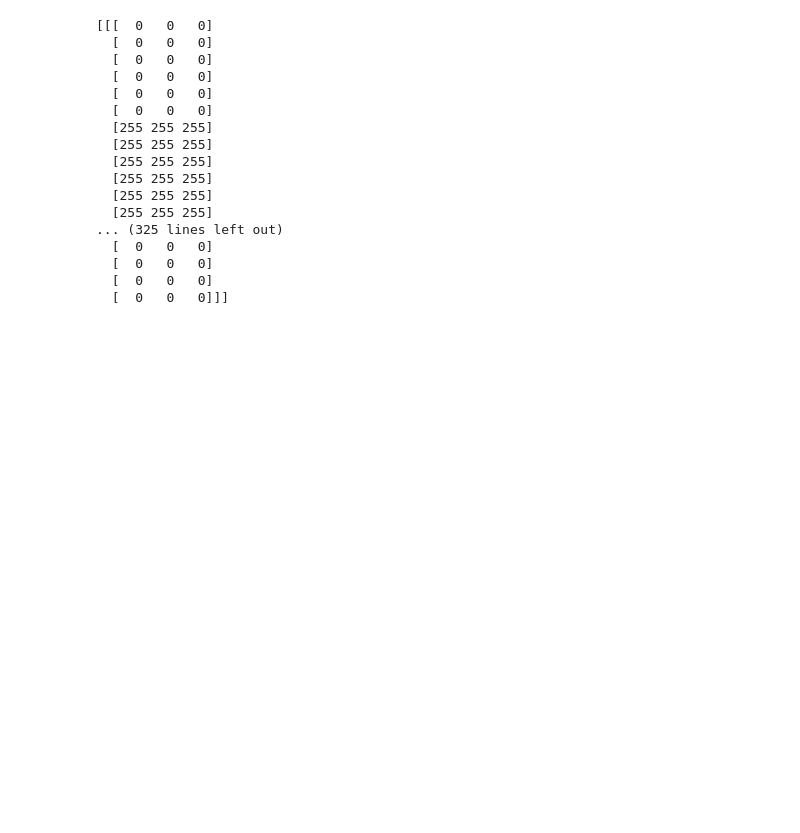
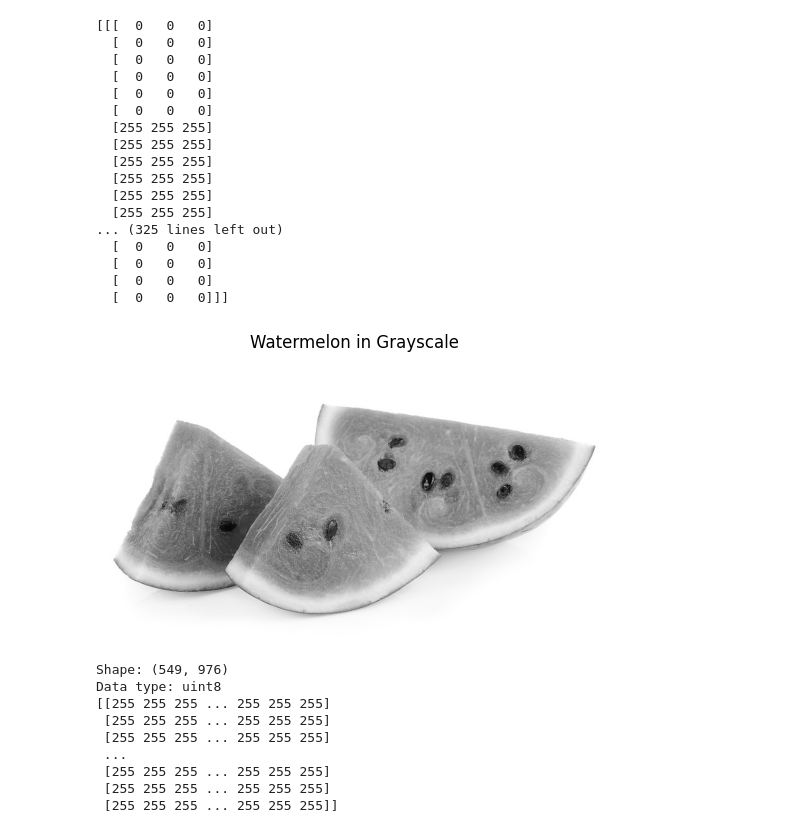
Before and after one commit to Carpuro/MCD_METODOS_MATEMATICOS_PARA_EL_ANALISIS_DE_DATOS, a Jupyter notebook: Unidad 1/cv2.ipynb, the cells around one changed output. Cells and saved outputs as stored; diff of their text form; code cells hidden in the pictures; blank space fills up the shorter version.

```diff
--- a/Unidad 1/cv2.ipynb
+++ b/Unidad 1/cv2.ipynb
@@ -48,3 +43,30 @@ print(img_checkerboard_18x18)
   [  0   0   0]
   [  0   0   0]
   [  0   0   0]]]
+# %%
+# Import watermelon image
+dir_watermelon = "Imagenes/watermelon.jpg"
+
+# Read the image in grayscale
+img_watermelon = cv2.imread(dir_watermelon, cv2.IMREAD_GRAYSCALE)
+plt.imshow(img_watermelon, cmap='gray')
+plt.title("Watermelon in Grayscale")
+plt.axis("off")
+plt.show()
+
+# Print the grayscale image array
+# Print shape and dtype for better understanding
+print("Shape:", img_watermelon.shape)
+print("Data type:", img_watermelon.dtype)
+print(img_watermelon)
+# %% [output]
+[figure, added]
+Shape: (549, 976)
+Data type: uint8
+[[255 255 255 ... 255 255 255]
+ [255 255 255 ... 255 255 255]
+ [255 255 255 ... 255 255 255]
+ ...
+ [255 255 255 ... 255 255 255]
+ [255 255 255 ... 255 255 255]
+ [255 255 255 ... 255 255 255]]
```
Also changed, not shown: parts of 1 cell of this notebook, 2 other files.
